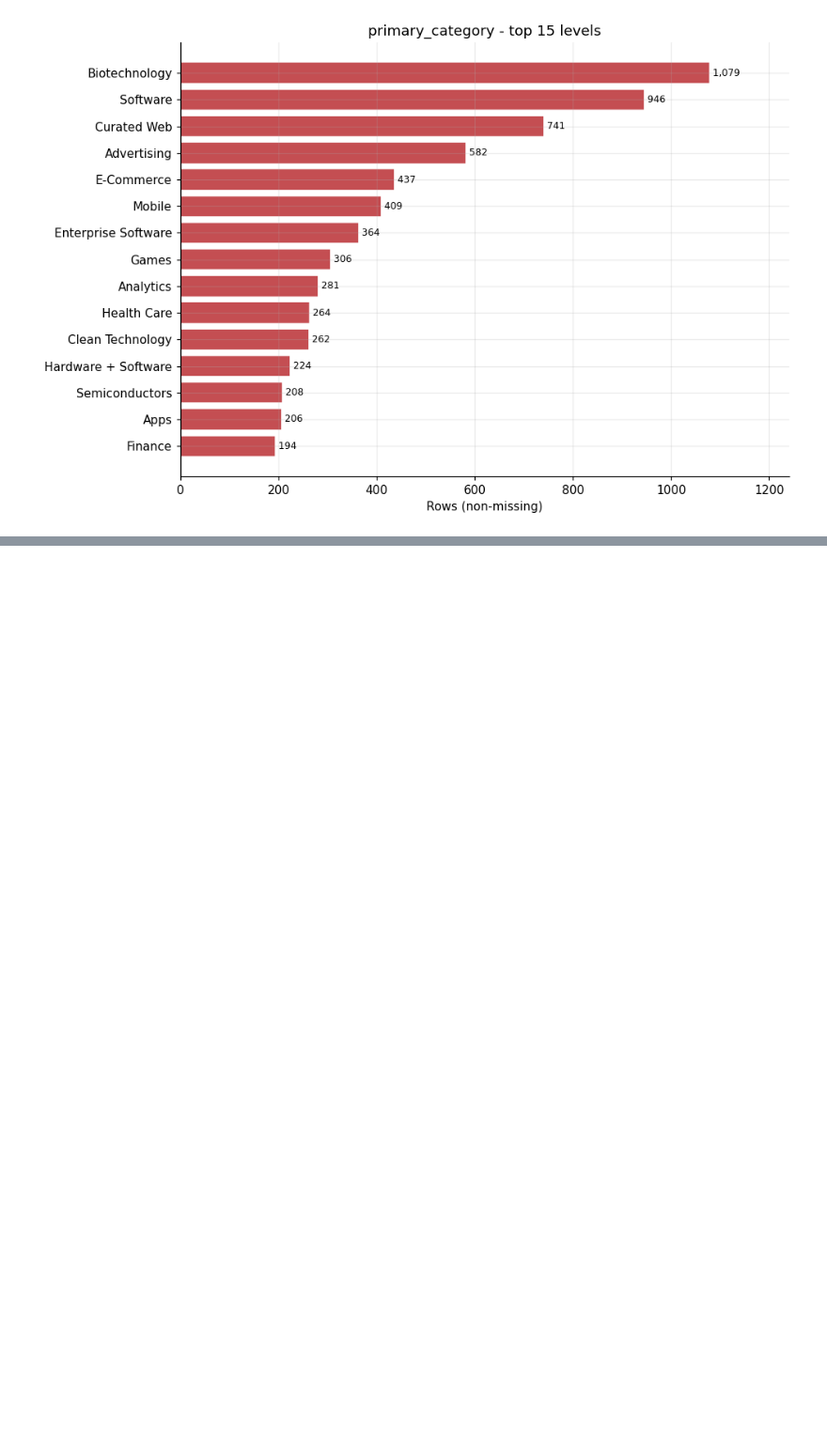
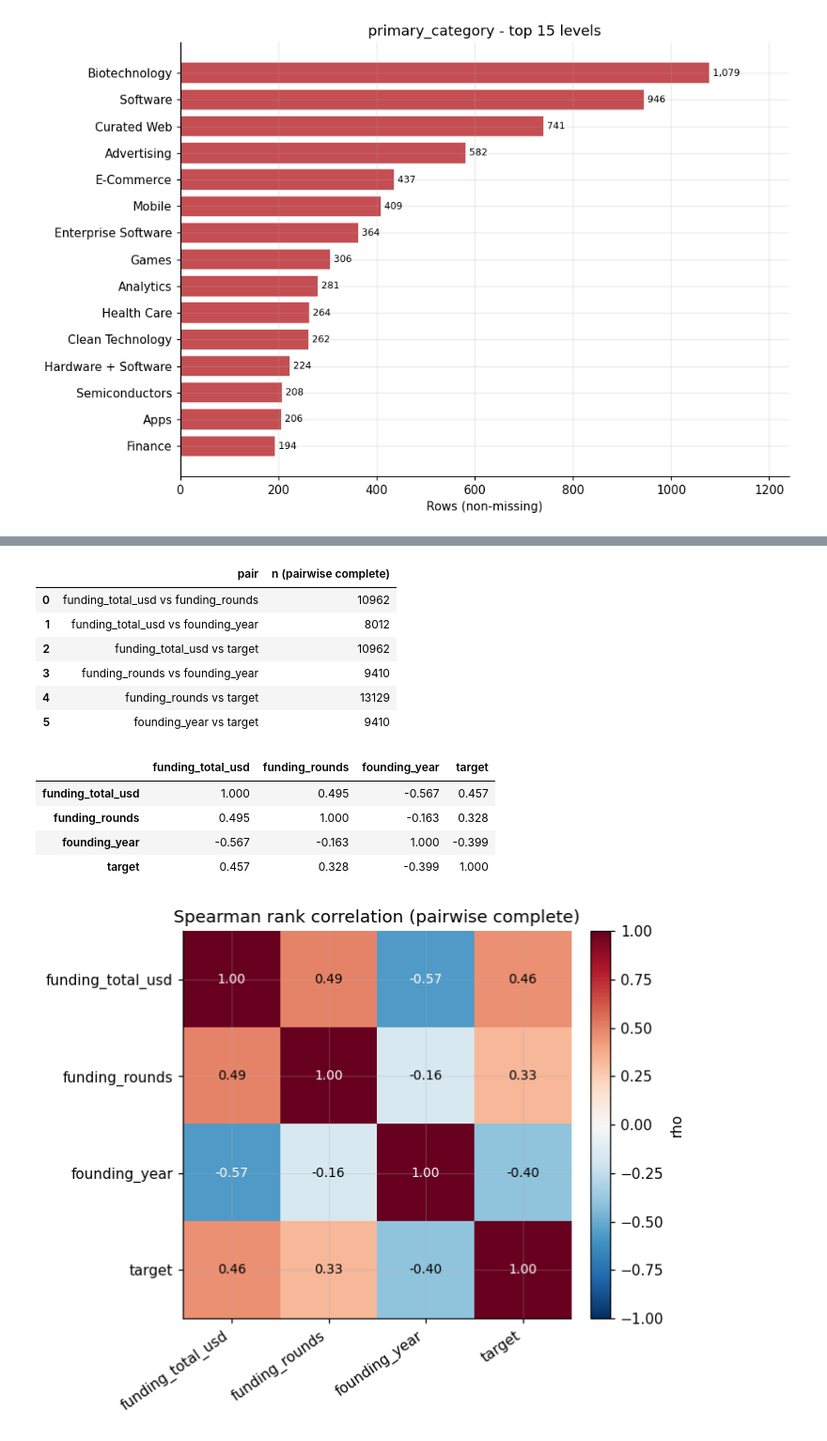
Before and after one commit to saciAb-ai/startup-success-prediction, a Jupyter notebook: notebooks/01_eda.ipynb, the cells around one changed output, grey strips where cells are left out. Shown at 94% size. Drawn from its saved outputs; the diff is of its cells as text; code cells hidden in the pictures; blank space fills up the shorter version.

```diff
--- a/notebooks/01_eda.ipynb
+++ b/notebooks/01_eda.ipynb
@@ -1113,0 +1150,61 @@ plot_top_categories(
+# %%
+relationship_frame = pd.DataFrame(
+    {
+        "funding_total_usd": funding_usd,
+        "funding_rounds": dataset["funding_rounds"],
+        "founding_year": dataset["founding_year"],
+        "target": dataset["target"],
+    }
+)
+
+pair_counts = pd.DataFrame(
+    [
+        {
+            "pair": f"{left} vs {right}",
+            "n (pairwise complete)": int(relationship_frame[[left, right]].dropna().shape[0]),
+        }
+        for position, left in enumerate(relationship_frame.columns)
+        for right in relationship_frame.columns[position + 1 :]
+    ]
+)
+display(pair_counts)
+
+spearman_matrix = relationship_frame.corr(method="spearman")
+display(spearman_matrix.round(3))
+
+fig, ax = plt.subplots(figsize=(6.5, 5.2))
+image = ax.imshow(spearman_matrix.values, cmap="RdBu_r", vmin=-1, vmax=1)
+ax.set_xticks(range(len(spearman_matrix)))
+ax.set_xticklabels(spearman_matrix.columns, rotation=35, ha="right")
+ax.set_yticks(range(len(spearman_matrix)))
+ax.set_yticklabels(spearman_matrix.index)
+for row in range(len(spearman_matrix)):
+    for column in range(len(spearman_matrix)):
+        value = spearman_matrix.values[row, column]
+        ax.text(
+            column,
+            row,
+            f"{value:.2f}",
+            ha="center",
+            va="center",
+            fontsize=9,
+            color="white" if abs(value) > 0.5 else "black",
+        )
+ax.set_title("Spearman rank correlation (pairwise complete)")
+fig.colorbar(image, ax=ax, fraction=0.046, pad=0.04, label="rho")
+plt.tight_layout()
+plt.show()
+# %% [output]
+|  | pair | n (pairwise complete) |
+| 0 | funding_total_usd vs funding_rounds | 10962 |
+| 1 | funding_total_usd vs founding_year | 8012 |
+| 2 | funding_total_usd vs target | 10962 |
+| 3 | funding_rounds vs founding_year | 9410 |
+| 4 | funding_rounds vs target | 13129 |
+| 5 | founding_year vs target | 9410 |
+|  | funding_total_usd | funding_rounds | founding_year | target |
+| funding_total_usd | 1.000 | 0.495 | -0.567 | 0.457 |
+| funding_rounds | 0.495 | 1.000 | -0.163 | 0.328 |
+| founding_year | -0.567 | -0.163 | 1.000 | -0.399 |
+| target | 0.457 | 0.328 | -0.399 | 1.000 |
+[figure, added]
```
Also changed, not shown: parts of 33 cells of this notebook, 1 other file.
